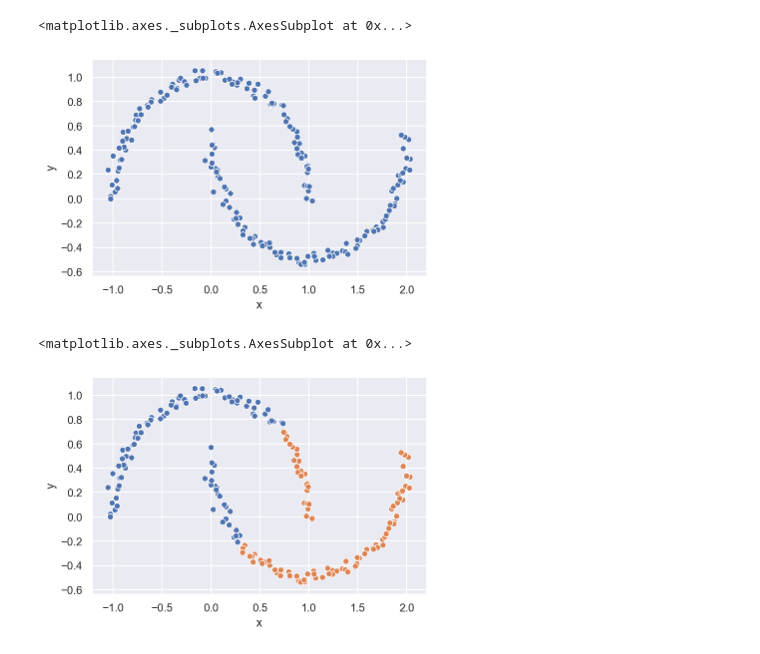
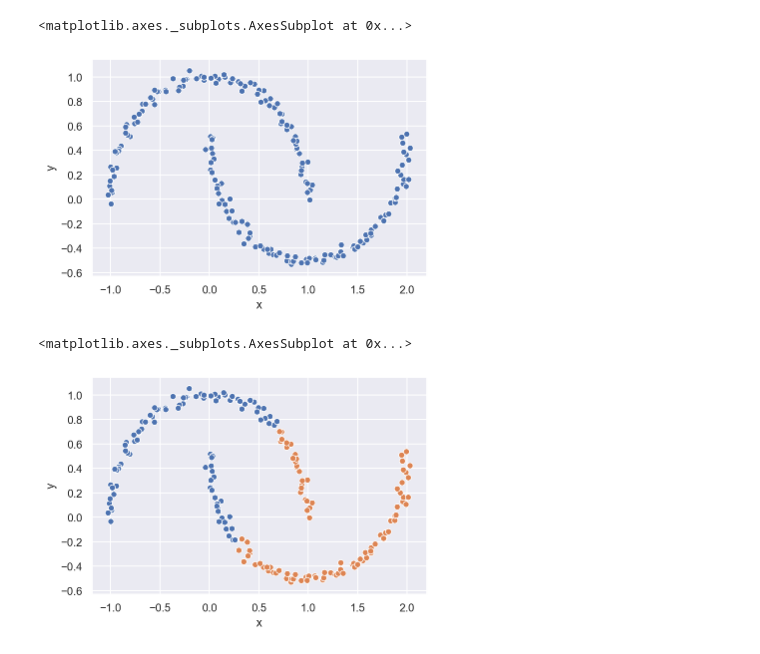
Before and after one commit to fedosiq/ensemble_clustering, a Jupyter notebook: experiments/lwea_experiments.ipynb, the cells around one changed output. Cells and saved outputs as stored; diff of their text form; code cells hidden in the pictures.

```diff
--- a/experiments/lwea_experiments.ipynb
+++ b/experiments/lwea_experiments.ipynb
@@ -21,17 +18,17 @@ from LWEA import LWEA
 # %%
-x, _ = datasets.make_moons(n_samples=200, shuffle=True, noise=0.03, random_state=42)
+x, _ = datasets.make_moons(n_samples=200, shuffle=False, noise=0.03, random_state=42)
 df = pd.DataFrame(x).rename(columns={0:"x", 1:"y"})
 # %%
 sns.scatterplot(df.x, df.y)
 # %% [output]
 <matplotlib.axes._subplots.AxesSubplot at 0x...>
-[figure, old version]
+[figure, new version]
 # %%
-labels_kmeans = KMeans(n_clusters=2).fit_predict(df)
+labels_kmeans = KMeans(n_clusters=2,init='random', n_init=1, algorithm='full').fit_predict(df)
 sns.scatterplot(x=df.x, y=df.y, hue=labels_kmeans, legend=False)
 # %% [output]
 <matplotlib.axes._subplots.AxesSubplot at 0x...>
-[figure, old version]
+[figure, new version]
 # %%
 labels_ensemble = np.array([KMeans(n_clusters=5).fit_predict(df) for _ in range(20)])
 # %%
```
Also changed, not shown: parts of 7 cells of this notebook, 10 other files.
